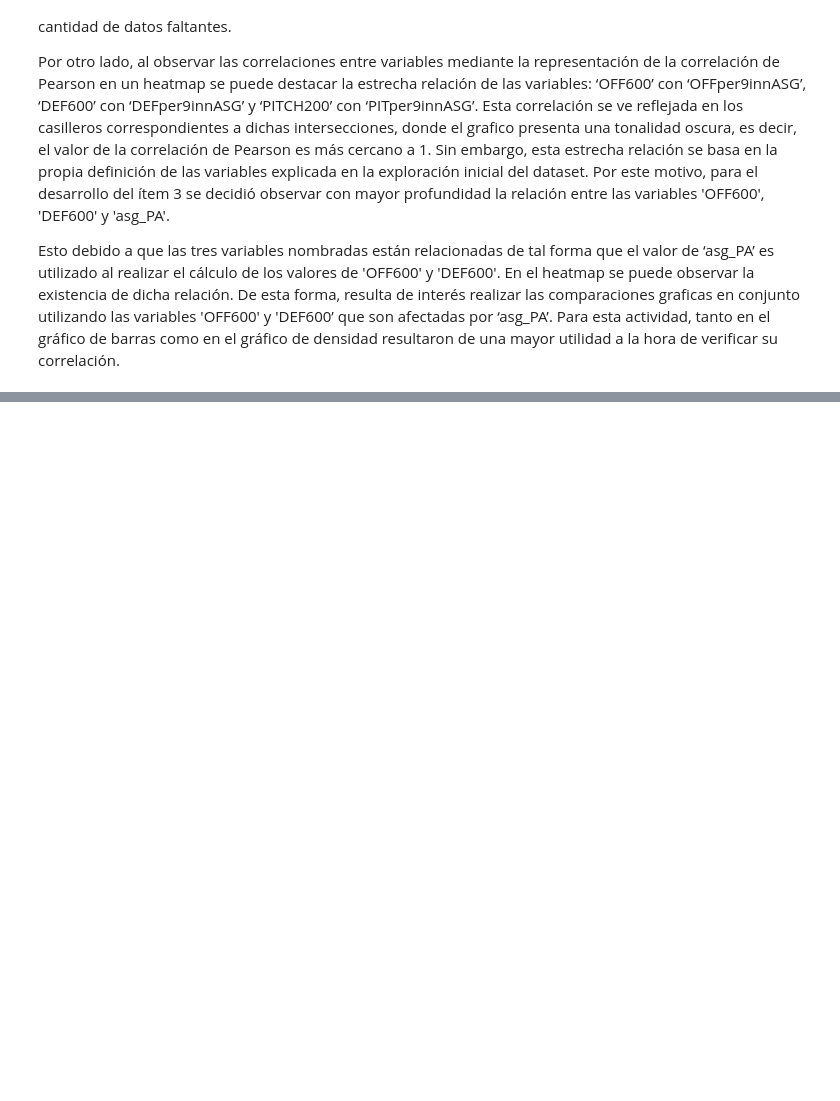
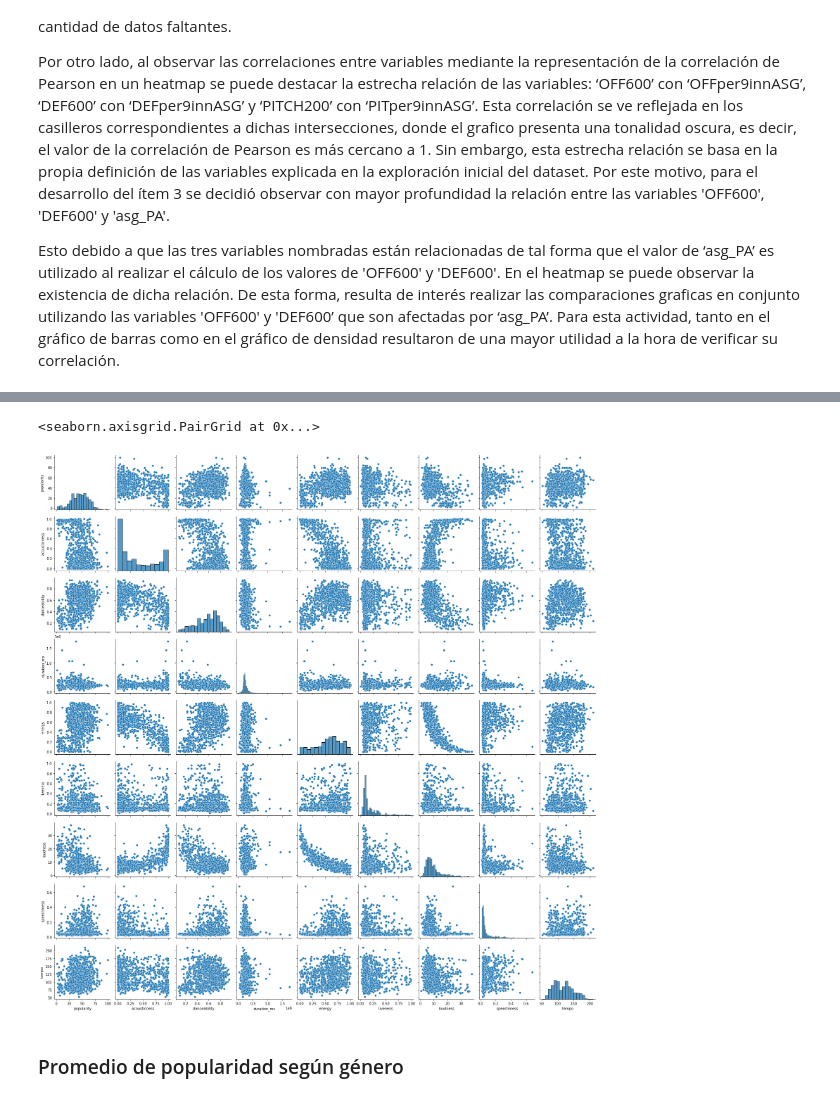
Before and after one commit to gabrielPeraltaM/datos-tp1, a Jupyter notebook: main.ipynb, the cells around one changed output, grey strips where cells are left out. Cells and saved outputs as stored; diff of their text form; code cells hidden in the pictures; blank space fills up the shorter version.

```diff
--- a/main.ipynb
+++ b/main.ipynb
@@ -359,0 +495,7 @@ Esto debido a que las tres variables nombradas están relacionadas de tal forma
+# %%
+sns.pairplot(spotify_quantitative)
+# %% [output]
+<seaborn.axisgrid.PairGrid at 0x...>
+[figure, added]
+# %% [markdown]
+### Promedio de popularidad según género
```
Also changed, not shown: parts of 15 cells of this notebook, 1 other file.
